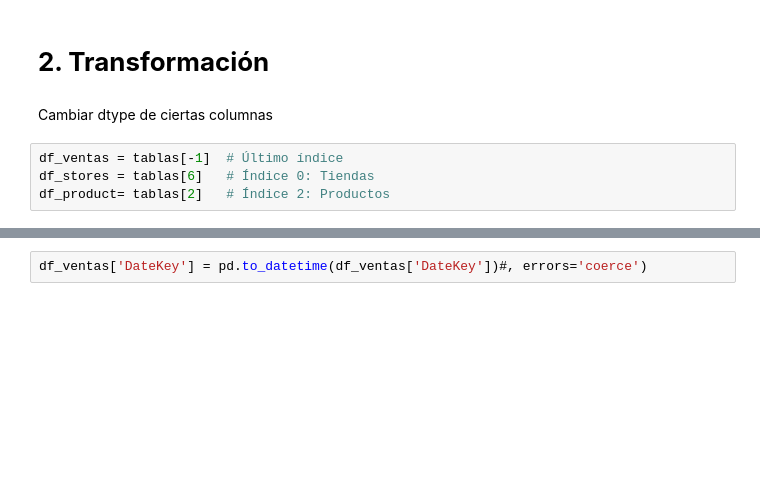
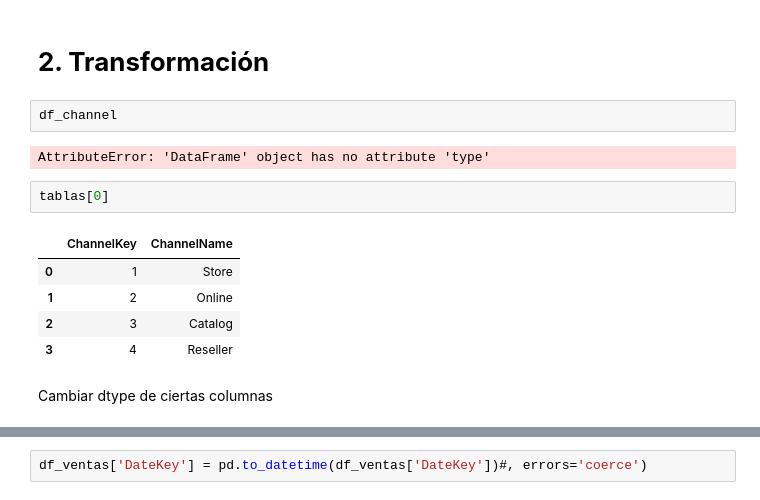
Before and after one commit to DarkLyng/Proyecto_Modelos, a Jupyter notebook: Proyecto_Modelos_.ipynb, the cells around one changed output, grey strips where cells are left out. Saved outputs shown, nothing was run; the diff lists cells and outputs as text; blank space fills up the shorter version.

```diff
--- a/Proyecto_Modelos_.ipynb
+++ b/Proyecto_Modelos_.ipynb
@@ -41,8 +61,16 @@ Total de tablas cargadas en la lista: 8
 # %% [markdown]
 # **2. Transformación**
+# %%
+df_channel
+# %% [output]
+AttributeError: 'DataFrame' object has no attribute 'type'
+# %%
+tablas[0]
+# %% [output]
+|  | ChannelKey | ChannelName |
+| 0 | 1 | Store |
+| 1 | 2 | Online |
+| 2 | 3 | Catalog |
+| 3 | 4 | Reseller |
 # %% [markdown]
 Cambiar dtype de ciertas columnas
-# %%
-df_ventas = tablas[-1]  # Último índice
-df_stores = tablas[6]   # Índice 0: Tiendas
-df_product= tablas[2]   # Índice 2: Productos
```
Also changed, not shown: parts of 8 cells of this notebook.
